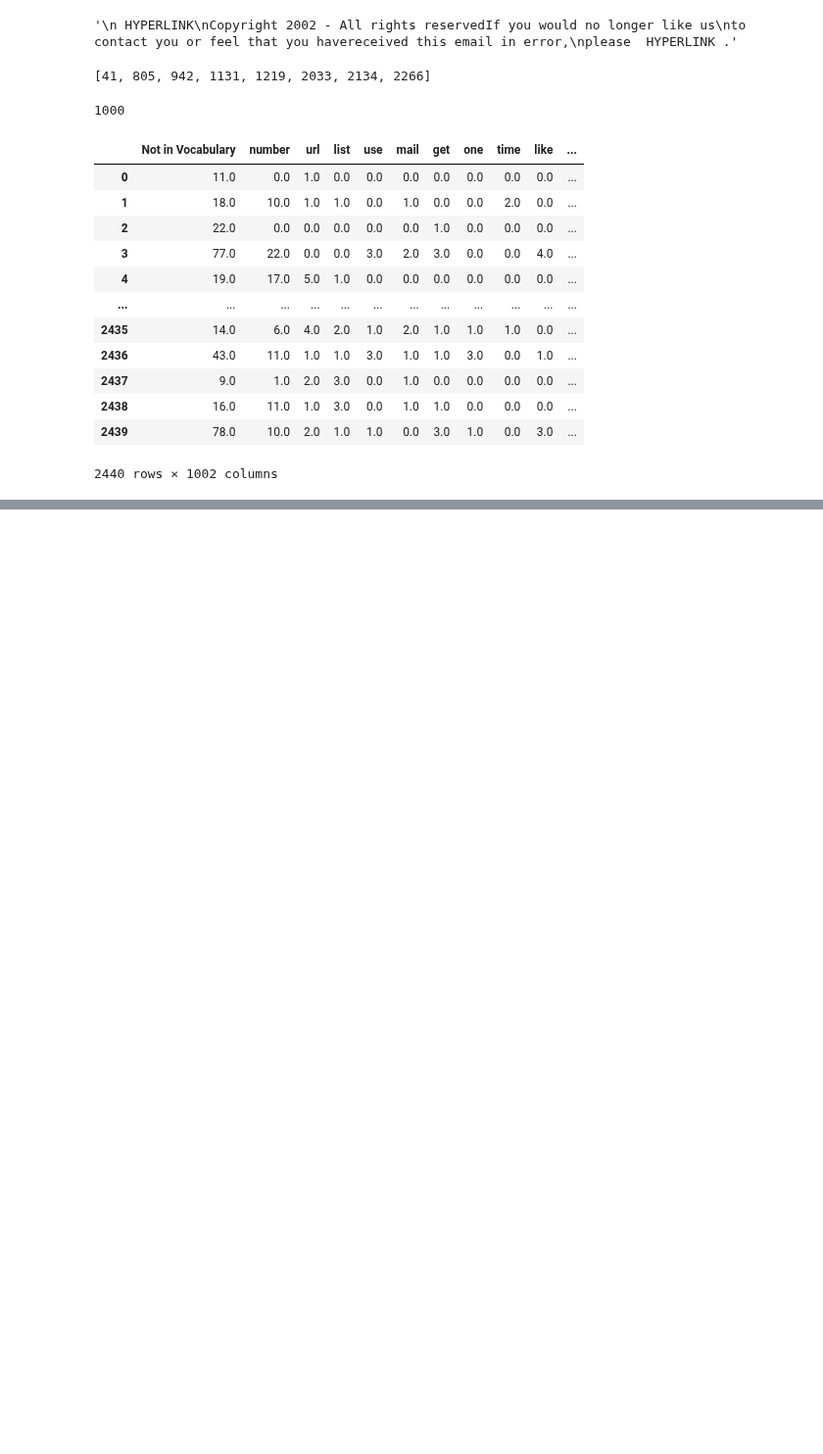
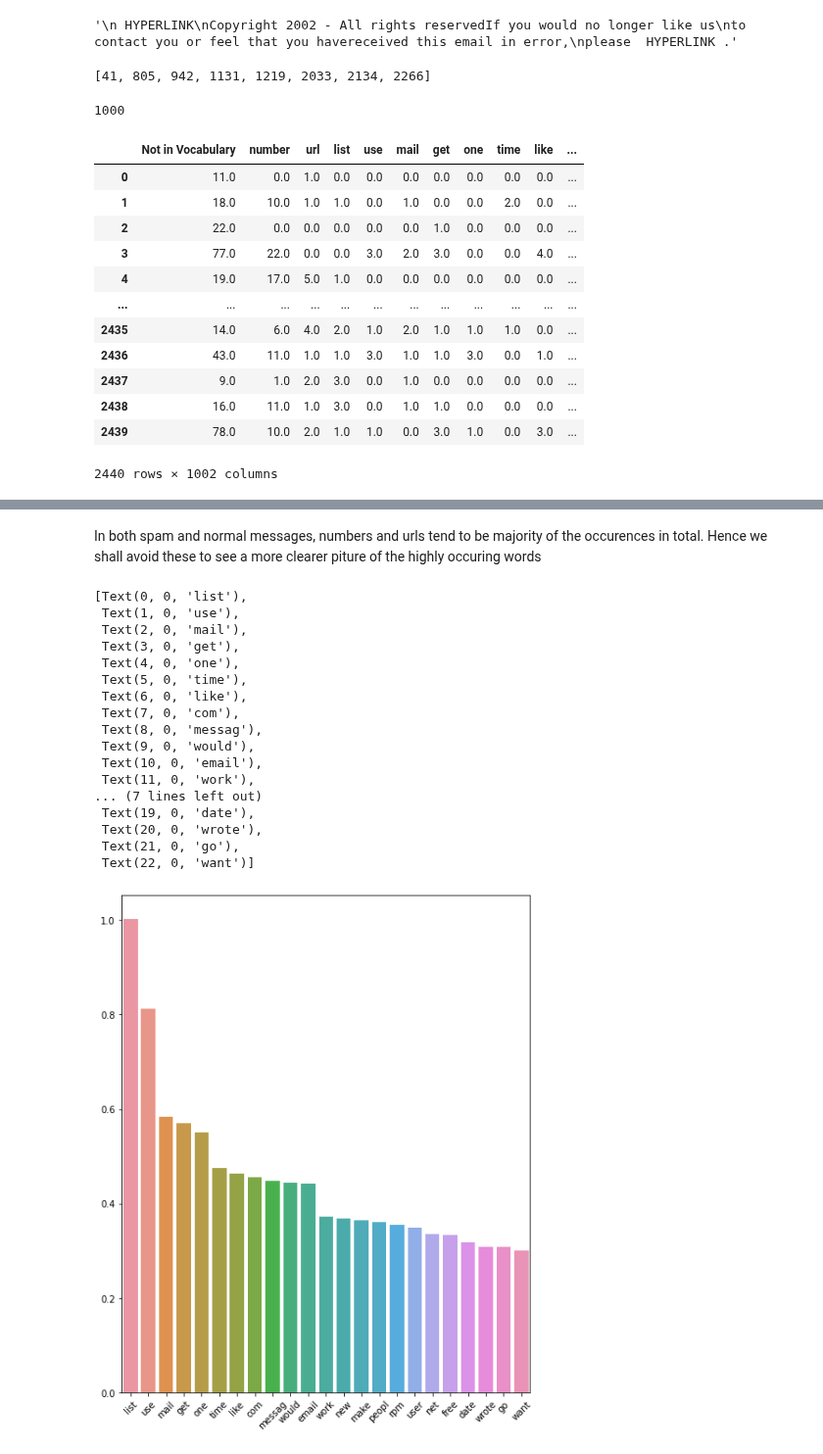
Before and after one commit to Pasindu19970808/Hands-on-Machine-Learning-Textbook-Exercises, a Jupyter notebook: DeepLearning_1/SpamClassifier/EmailSpamClassifier.ipynb, the cells around one changed output, grey strips where cells are left out. Shown at 98% size. Saved outputs shown, nothing was run; the diff lists cells and outputs as text; code cells hidden in the pictures; blank space fills up the shorter version.

```diff
--- a/DeepLearning_1/SpamClassifier/EmailSpamClassifier.ipynb
+++ b/DeepLearning_1/SpamClassifier/EmailSpamClassifier.ipynb
@@ -472,3 +469,6 @@ import seaborn as sns
 # %%
 #drawing histogram for spam email and normal email to see word distributions.
 #words not in vocabulary will be left out and we shall only draw for the most occuring 20 words in each category
+df_ham = X_train_transformed_df.loc[X_train_transformed_df["Result"] == 0]
+df_ham = df_ham.drop(["Not in Vocabulary", "Result"],1)
+df_ham
@@ -474,0 +507,3 @@ import seaborn as sns
+# %%
+ham_words_means = df_ham.mean(axis = 0)
+ham_words_means
@@ -474,0 +539,6 @@ import seaborn as sns
+# %% [markdown]
+In both spam and normal messages, numbers and urls tend to be majority of the occurences in total. Hence we shall avoid these to see a more clearer piture of the highly occuring words
+# %%
+sorted_ham_word_means = sorted(ham_words_means.tolist(), reverse = True)[2:25]
+# %%
+sorted_ham_word_labels= ham_words_means.index.values.tolist()[2:25]
@@ -474,0 +549,25 @@ import seaborn as sns
+# %%
+import matplotlib.pyplot as plt
+import seaborn as sns
+fig,ax_ham_words = plt.subplots(1,1,figsize = (8,10))
+sns.barplot(x = sorted_ham_word_labels, y = sorted_ham_word_means, ax = ax_ham_words)
+ax_ham_words.set_xticklabels(ax_ham_words.get_xticklabels(), rotation = 45)
+# %% [output]
+[Text(0, 0, 'list'),
+ Text(1, 0, 'use'),
+ Text(2, 0, 'mail'),
+ Text(3, 0, 'get'),
+ Text(4, 0, 'one'),
+ Text(5, 0, 'time'),
+ Text(6, 0, 'like'),
+ Text(7, 0, 'com'),
+ Text(8, 0, 'messag'),
+ Text(9, 0, 'would'),
+ Text(10, 0, 'email'),
+ Text(11, 0, 'work'),
+... (7 lines left out)
+ Text(19, 0, 'date'),
+ Text(20, 0, 'wrote'),
+ Text(21, 0, 'go'),
+ Text(22, 0, 'want')]
+[figure, added]
```
Also changed, not shown: parts of 21 cells of this notebook.
